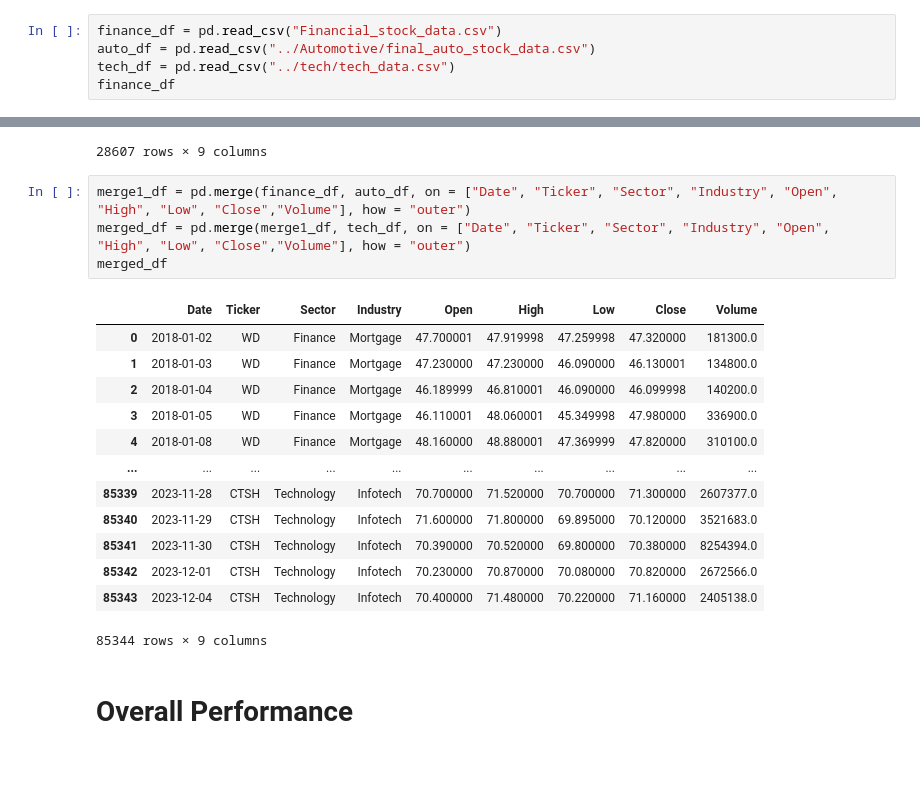
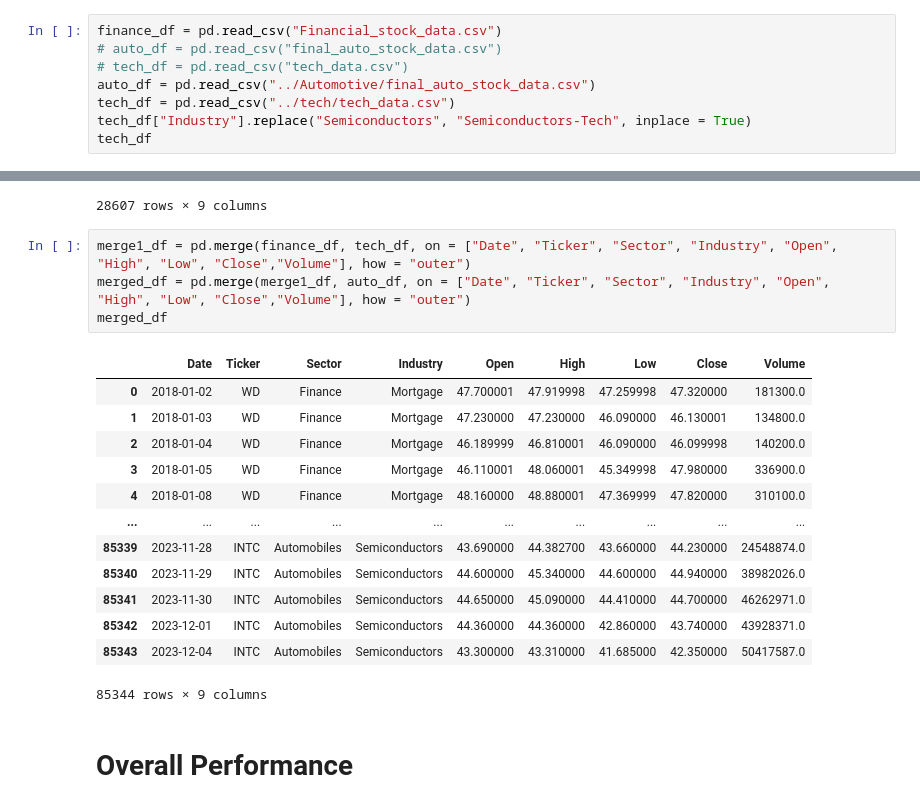
Before and after one commit to alisonands/Stock-Analysis, a Jupyter notebook: ExtractFinances/Main.ipynb, the cells around one changed output, grey strips where cells are left out. Drawn from its saved outputs; the diff is of its cells as text; blank space fills up the shorter version.

```diff
--- a/ExtractFinances/Main.ipynb
+++ b/ExtractFinances/Main.ipynb
@@ -12,8 +16,11 @@ filterwarnings("ignore")
 sns.set_theme()
 # %%
 finance_df = pd.read_csv("Financial_stock_data.csv")
+# auto_df = pd.read_csv("final_auto_stock_data.csv")
+# tech_df = pd.read_csv("tech_data.csv")
 auto_df = pd.read_csv("../Automotive/final_auto_stock_data.csv")
 tech_df = pd.read_csv("../tech/tech_data.csv")
-finance_df
+tech_df["Industry"].replace("Semiconductors", "Semiconductors-Tech", inplace = True)
+tech_df
 # %% [output]
 |  | Date | Ticker | Sector | Industry | Open | High | Low | Close | Volume |
@@ -46,22 +53,22 @@ auto_df
 | 28606 | 2023-12-04 | INTC | Automobiles | Semiconductors | 43.30 | 43.3100 | 41.685 | 42.35 | 50417587.0 |
 28607 rows × 9 columns
 # %%
-merge1_df = pd.merge(finance_df, auto_df, on = ["Date", "Ticker", "Sector", "Industry", "Open", "High", "Low", "Close","Volume"], how = "outer")
-merged_df = pd.merge(merge1_df, tech_df, on = ["Date", "Ticker", "Sector", "Industry", "Open", "High", "Low", "Close","Volume"], how = "outer")
+merge1_df = pd.merge(finance_df, tech_df, on = ["Date", "Ticker", "Sector", "Industry", "Open", "High", "Low", "Close","Volume"], how = "outer")
+merged_df = pd.merge(merge1_df, auto_df, on = ["Date", "Ticker", "Sector", "Industry", "Open", "High", "Low", "Close","Volume"], how = "outer")
 merged_df
 # %% [output]
 |  | Date | Ticker | Sector | Industry | Open | High | Low | Close | Volume |
 | 0 | 2018-01-02 | WD | Finance | Mortgage | 47.700001 | 47.919998 | 47.259998 | 47.320000 | 181300.0 |
 | 1 | 2018-01-03 | WD | Finance | Mortgage | 47.230000 | 47.230000 | 46.090000 | 46.130001 | 134800.0 |
 | 2 | 2018-01-04 | WD | Finance | Mortgage | 46.189999 | 46.810001 | 46.090000 | 46.099998 | 140200.0 |
 | 3 | 2018-01-05 | WD | Finance | Mortgage | 46.110001 | 48.060001 | 45.349998 | 47.980000 | 336900.0 |
 | 4 | 2018-01-08 | WD | Finance | Mortgage | 48.160000 | 48.880001 | 47.369999 | 47.820000 | 310100.0 |
 | ... | ... | ... | ... | ... | ... | ... | ... | ... | ... |
-| 85339 | 2023-11-28 | CTSH | Technology | Infotech | 70.700000 | 71.520000 | 70.700000 | 71.300000 | 2607377.0 |
-| 85340 | 2023-11-29 | CTSH | Technology | Infotech | 71.600000 | 71.800000 | 69.895000 | 70.120000 | 3521683.0 |
-| 85341 | 2023-11-30 | CTSH | Technology | Infotech | 70.390000 | 70.520000 | 69.800000 | 70.380000 | 8254394.0 |
-| 85342 | 2023-12-01 | CTSH | Technology | Infotech | 70.230000 | 70.870000 | 70.080000 | 70.820000 | 2672566.0 |
-| 85343 | 2023-12-04 | CTSH | Technology | Infotech | 70.400000 | 71.480000 | 70.220000 | 71.160000 | 2405138.0 |
+| 85339 | 2023-11-28 | INTC | Automobiles | Semiconductors | 43.690000 | 44.382700 | 43.660000 | 44.230000 | 24548874.0 |
+| 85340 | 2023-11-29 | INTC | Automobiles | Semiconductors | 44.600000 | 45.340000 | 44.600000 | 44.940000 | 38982026.0 |
+| 85341 | 2023-11-30 | INTC | Automobiles | Semiconductors | 44.650000 | 45.090000 | 44.410000 | 44.700000 | 46262971.0 |
+| 85342 | 2023-12-01 | INTC | Automobiles | Semiconductors | 44.360000 | 44.360000 | 42.860000 | 43.740000 | 43928371.0 |
+| 85343 | 2023-12-04 | INTC | Automobiles | Semiconductors | 43.300000 | 43.310000 | 41.685000 | 42.350000 | 50417587.0 |
 85344 rows × 9 columns
 # %% [markdown]
 # **Overall Performance**
```
Also changed, not shown: parts of 22 cells of this notebook.
